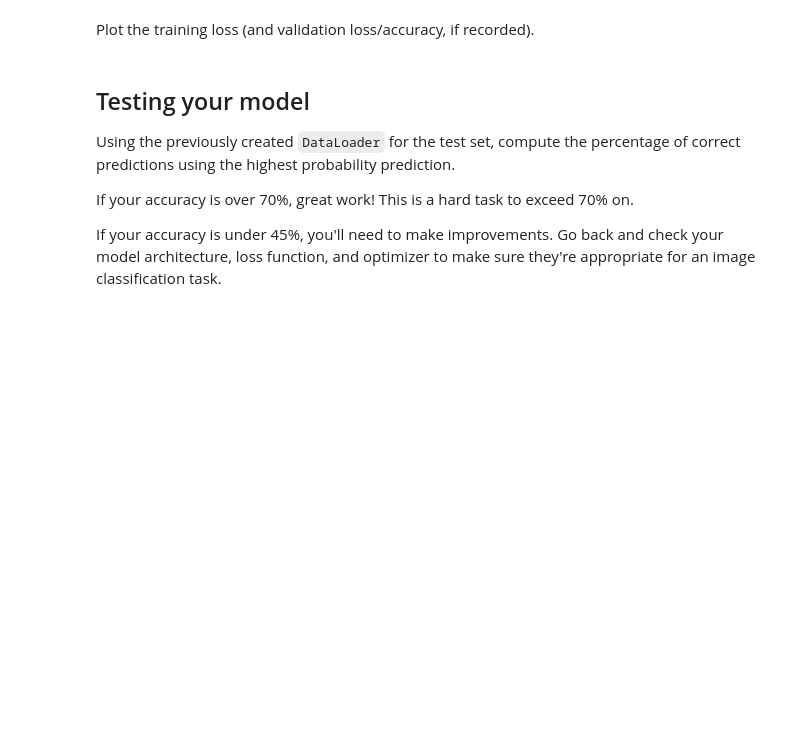
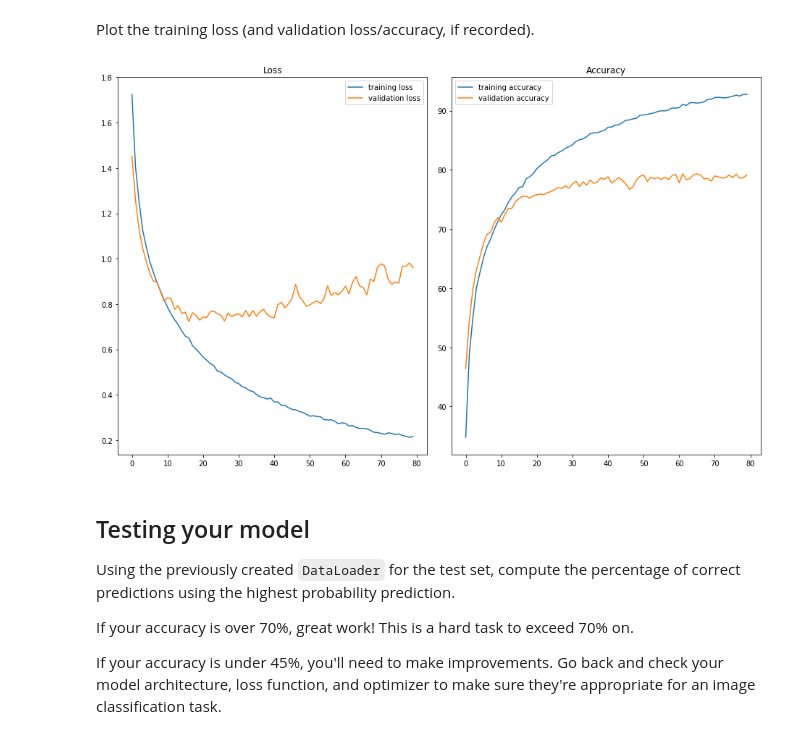
Before and after one commit to eperry4750/PyTorch_Image_Classifiction, a Jupyter notebook: CIFAR-10_Image_Classifier-STARTER.ipynb, the cells around one changed output. Saved outputs shown, nothing was run; the diff lists cells and outputs as text; code cells hidden in the pictures; blank space fills up the shorter version.

```diff
--- a/CIFAR-10_Image_Classifier-STARTER.ipynb
+++ b/CIFAR-10_Image_Classifier-STARTER.ipynb
@@ -89,0 +226,3 @@ Feel free to construct a model of any architecture – feedforward, convolutiona
+# %%
+model = CNN().to(device)
+model
@@ -96,3 +285,7 @@ If you use a less common loss function, please note why you chose that loss func
+# %%
+## YOUR CODE HERE ##
+criterion = nn.CrossEntropyLoss() # same as categorical_crossentropy loss used in Keras models which runs on Tensorflow
+optimizer = torch.optim.Adam(model.parameters(), lr = 0.001) # fine tuned the lr
 # %% [markdown]
 ## Running your Neural Network
 Use whatever method you like to train your neural network, and ensure you record the average loss at each epoch.
@@ -108,3 +395,20 @@ Plot the training loss (and validation loss/accuracy, if recorded).
+# %%
+## YOUR CODE HERE ##
+fig, axs = plt.subplots(1, 2, figsize=(13,8))
+
+axs[0].plot(training_loss_list, label='training loss')
+axs[0].plot(validation_loss_list, label='validation loss')
+axs[0].set_title('Loss')
+axs[0].legend()
+
+axs[1].plot(training_accuracy_list, label='training accuracy')
+axs[1].plot(validation_accuracy_list, label='validation accuracy')
+axs[1].set_title('Accuracy')
+axs[1].legend()
+
+fig.tight_layout()
+# %% [output]
+[figure, added]
 # %% [markdown]
 ## Testing your model
 Using the previously created `DataLoader` for the test set, compute the percentage of correct predictions using the highest probability prediction.
```
Also changed, not shown: parts of 42 cells of this notebook, 1 other file.
